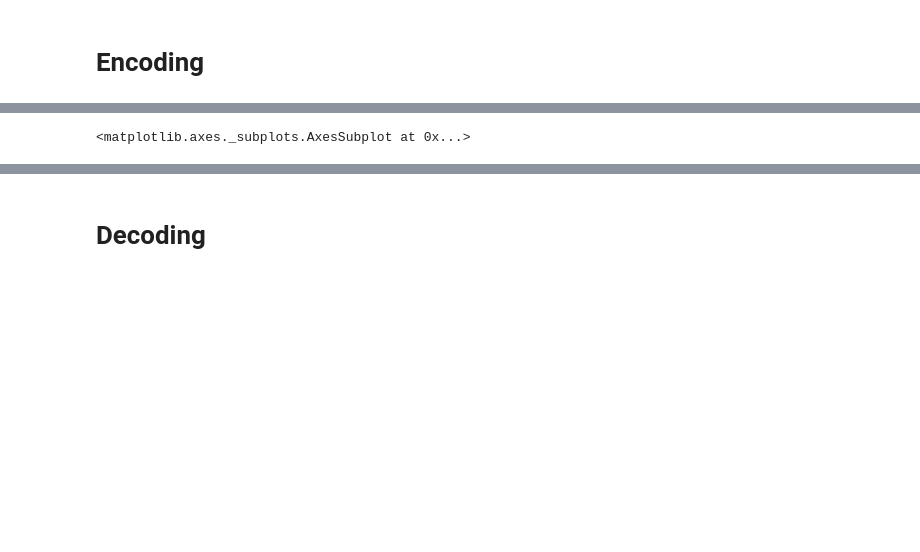
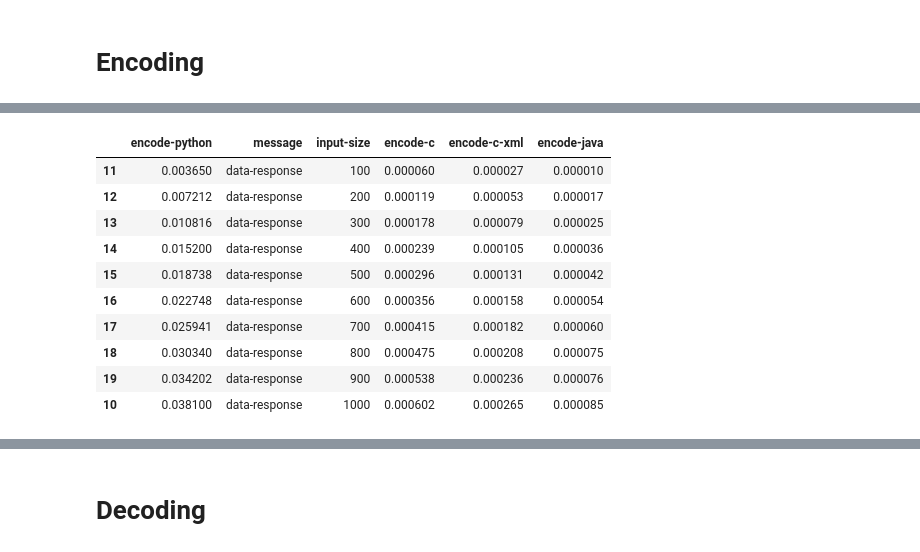
Before and after one commit to trust-messages/py-trustmessages, a Jupyter notebook: Analysis.ipynb, the cells around one changed output, grey strips where cells are left out. Cells and saved outputs as stored; diff of their text form; code cells hidden in the pictures; blank space fills up the shorter version.

```diff
--- a/Analysis.ipynb
+++ b/Analysis.ipynb
@@ -73,12 +73,23 @@ encoding[encoding['message'] == 'data-request'].sort_values(
 # %%
 encoding[encoding['message'] == 'data-response'].sort_values(by='input-size').plot(
     x='input-size',
     y=['encode-java', 'encode-c', 'encode-c-xml', #'encode-python'
       ],
     grid=True
 )
+encoding[encoding['message'] == 'data-response'].sort_values(by='input-size')
 # %% [output]
-<matplotlib.axes._subplots.AxesSubplot at 0x...>
+|  | encode-python | message | input-size | encode-c | encode-c-xml | encode-java |
+| 11 | 0.003650 | data-response | 100 | 0.000060 | 0.000027 | 0.000010 |
+| 12 | 0.007212 | data-response | 200 | 0.000119 | 0.000053 | 0.000017 |
+| 13 | 0.010816 | data-response | 300 | 0.000178 | 0.000079 | 0.000025 |
+| 14 | 0.015200 | data-response | 400 | 0.000239 | 0.000105 | 0.000036 |
+| 15 | 0.018738 | data-response | 500 | 0.000296 | 0.000131 | 0.000042 |
+| 16 | 0.022748 | data-response | 600 | 0.000356 | 0.000158 | 0.000054 |
+| 17 | 0.025941 | data-response | 700 | 0.000415 | 0.000182 | 0.000060 |
+| 18 | 0.030340 | data-response | 800 | 0.000475 | 0.000208 | 0.000075 |
+| 19 | 0.034202 | data-response | 900 | 0.000538 | 0.000236 | 0.000076 |
+| 10 | 0.038100 | data-response | 1000 | 0.000602 | 0.000265 | 0.000085 |
 [drawing not drawn]
 # %% [markdown]
 # Decoding
```
Also changed, not shown: parts of 1 cell of this notebook.
